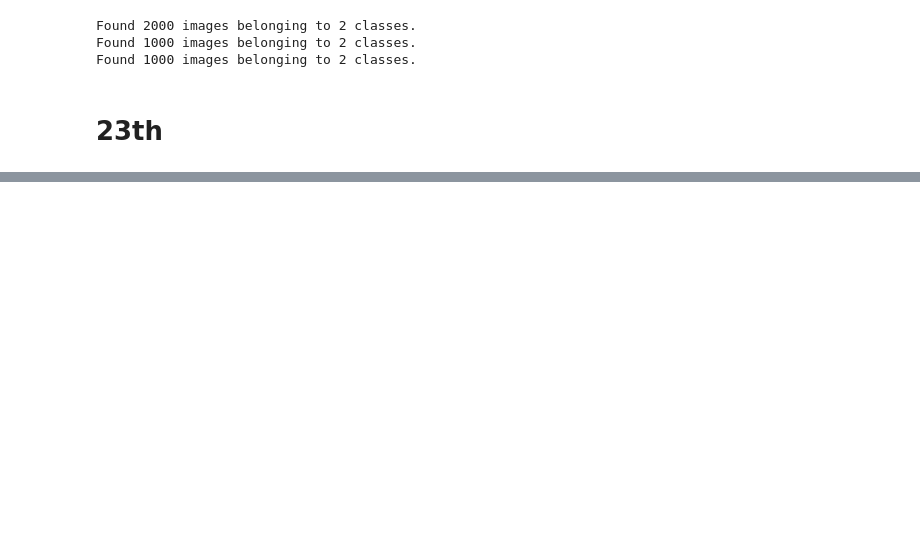
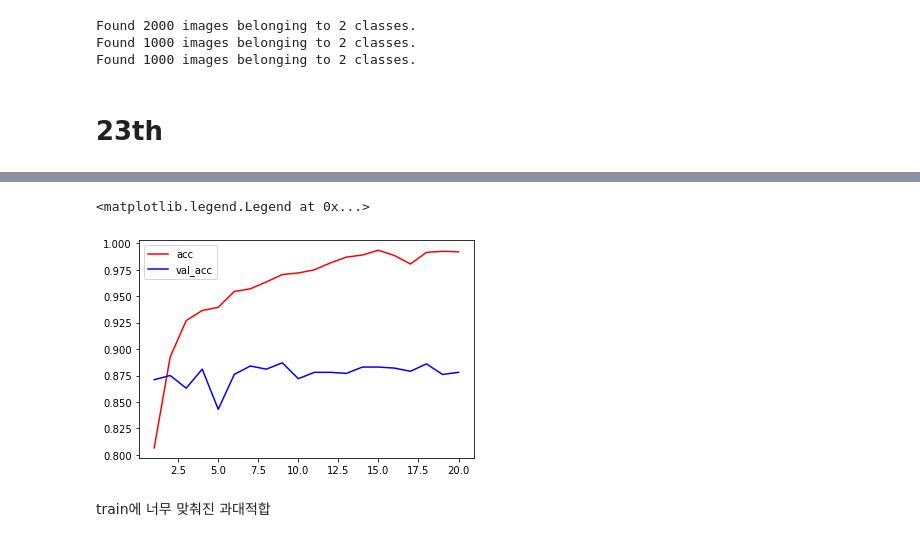
Before and after one commit to songmine/deepLearning_study, a Jupyter notebook: 8.강아지고양이 인식(21Oct~).ipynb, the cells around one changed output, grey strips where cells are left out. Cells and saved outputs as stored; diff of their text form; code cells hidden in the pictures; blank space fills up the shorter version.

```diff
--- a/8.강아지고양이 인식(21Oct~).ipynb
+++ b/8.강아지고양이 인식(21Oct~).ipynb
@@ -402,4 +419,20 @@ Found 1000 images belonging to 2 classes.
 # 23th
 # %%
 # VGG16에서 넘어온 데이터를 Dense()에 맞도록 변경
-train_feature = np.reshape()
+train_feature = np.reshape(train_feature, (2000, 4*4*512))
+test_feature = np.reshape(test_feature, (1000, 4*4*512))
+validation_feature = np.reshape(validation_feature, (1000, 4*4*512))
+# %%
+from tensorflow.keras.models import Sequential
+from tensorflow.keras.layers import Dense, Dropout
+
+model3 = Sequential()
+
+# 은닉층
+model3.add(Dense(256, input_dim=4*4*512, activation="relu"))
+model3.add(Dropout(0.5))
+
+# 출력층
+model3.add(Dense(1, activation="sigmoid"))
+
+model3.summary()
@@ -405,0 +454,9 @@ train_feature = np.reshape()
+# %%
+model3.compile(loss="binary_crossentropy",
+               optimizer="adam",
+               metrics=["acc"])
+# %%
+h3 = model3.fit(train_feature, train_label,
+               epochs=20,
+               batch_size=20,
+               validation_data=(validation_feature, validation_label))
@@ -405,0 +481,16 @@ train_feature = np.reshape()
+# %%
+import matplotlib.pyplot as plt
+
+acc = h3.history["acc"]
+val_acc = h3.history["val_acc"]
+
+epochs = range(1, len(acc) + 1)
+
+plt.plot(epochs, acc, 'r', label='acc')
+plt.plot(epochs, val_acc, 'b', label='val_acc')
+plt.legend()
+# %% [output]
+<matplotlib.legend.Legend at 0x...>
+[figure, added]
+# %% [markdown]
+train에 너무 맞춰진 과대적합
```
Also changed, not shown: parts of 44 cells of this notebook, 2 other files.
